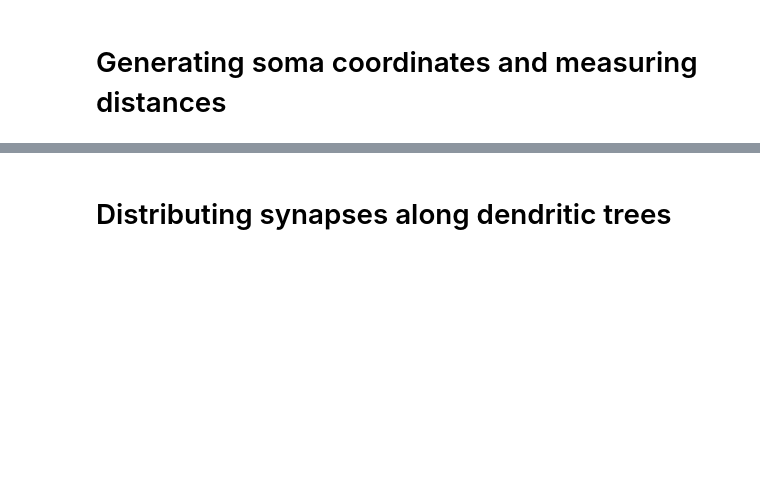
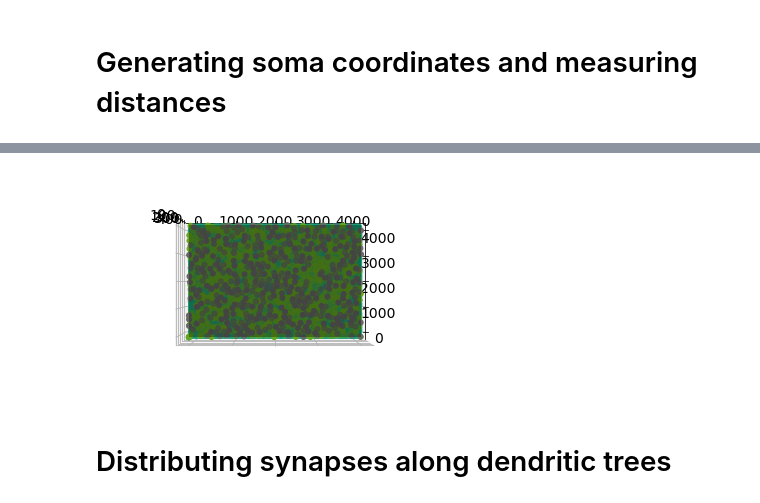
Before and after one commit to GazzolaLab/MiV-Simulator, a Jupyter notebook: notebooks/Constructing a Network Model.ipynb, the cells around one changed output, grey strips where cells are left out. Cells and saved outputs as stored; diff of their text form; code cells hidden in the pictures; blank space fills up the shorter version.

```diff
--- a/notebooks/Constructing a Network Model.ipynb
+++ b/notebooks/Constructing a Network Model.ipynb
@@ -62,3 +62,9 @@ Successfully created x86_64/special
 # Generating soma coordinates and measuring distances
 # %%
 !cp ../datasets/Microcircuit_coords.h5 datasets
+# %%
+%run ../scripts/plot_coords_in_volume.py \
+--config ../config/Microcircuit.yaml \
+--coords-path datasets/Microcircuit_coords.h5 \
+-i PYR -i PVBC -i OLM
+# %% [output]
@@ -65,3 +72,4 @@ Successfully created x86_64/special
+[figure, added]
 # %% [markdown]
 # Distributing synapses along dendritic trees
 # %%
```
Also changed, not shown: parts of 1 cell of this notebook, 11 other files.
